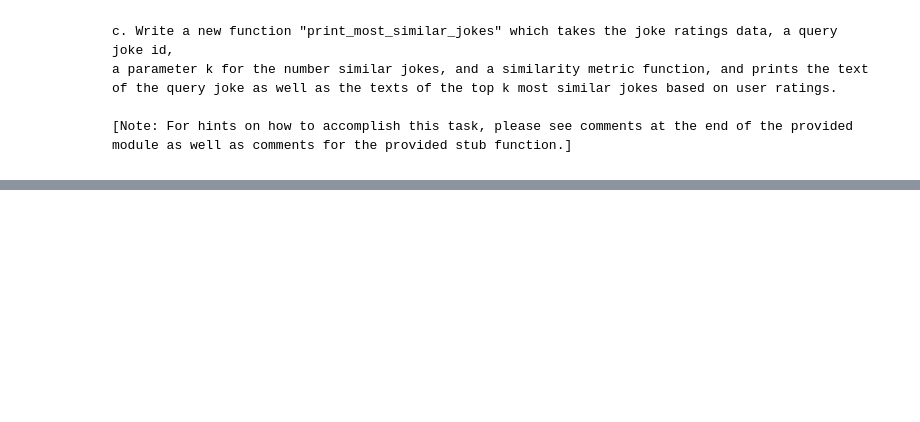
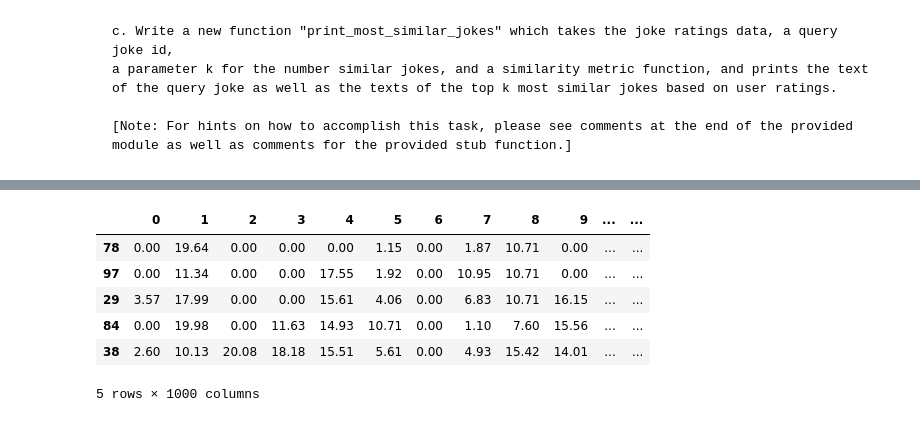
Before and after one commit to claytoncohn/DSC478, a Jupyter notebook: Jupyter/Assignment4.ipynb, the cells around one changed output, grey strips where cells are left out. Cells and saved outputs as stored; diff of their text form; code cells hidden in the pictures; blank space fills up the shorter version.

```diff
--- a/Jupyter/Assignment4.ipynb
+++ b/Jupyter/Assignment4.ipynb
@@ -705,0 +772,16 @@ def print_most_similar_jokes(dataMat, jokes, queryJoke, k, metric=pearsonSim):
+# %%
+# Split data
+from sklearn.model_selection import train_test_split
+
+SEED = 33
+
+X_train, X_test, y_train, y_test = train_test_split(X, y, test_size=0.2, random_state=SEED)
+X_train.head()
+# %% [output]
+|  | 0 | 1 | 2 | 3 | 4 | 5 | 6 | 7 | 8 | 9 | ... | ... |
+| 78 | 0.00 | 19.64 | 0.00 | 0.00 | 0.00 | 1.15 | 0.00 | 1.87 | 10.71 | 0.00 | ... | ... |
+| 97 | 0.00 | 11.34 | 0.00 | 0.00 | 17.55 | 1.92 | 0.00 | 10.95 | 10.71 | 0.00 | ... | ... |
+| 29 | 3.57 | 17.99 | 0.00 | 0.00 | 15.61 | 4.06 | 0.00 | 6.83 | 10.71 | 16.15 | ... | ... |
+| 84 | 0.00 | 19.98 | 0.00 | 11.63 | 14.93 | 10.71 | 0.00 | 1.10 | 7.60 | 15.56 | ... | ... |
+| 38 | 2.60 | 10.13 | 20.08 | 18.18 | 15.51 | 5.61 | 0.00 | 4.93 | 15.42 | 14.01 | ... | ... |
+5 rows × 1000 columns
```
Also changed, not shown: parts of 31 cells of this notebook.
